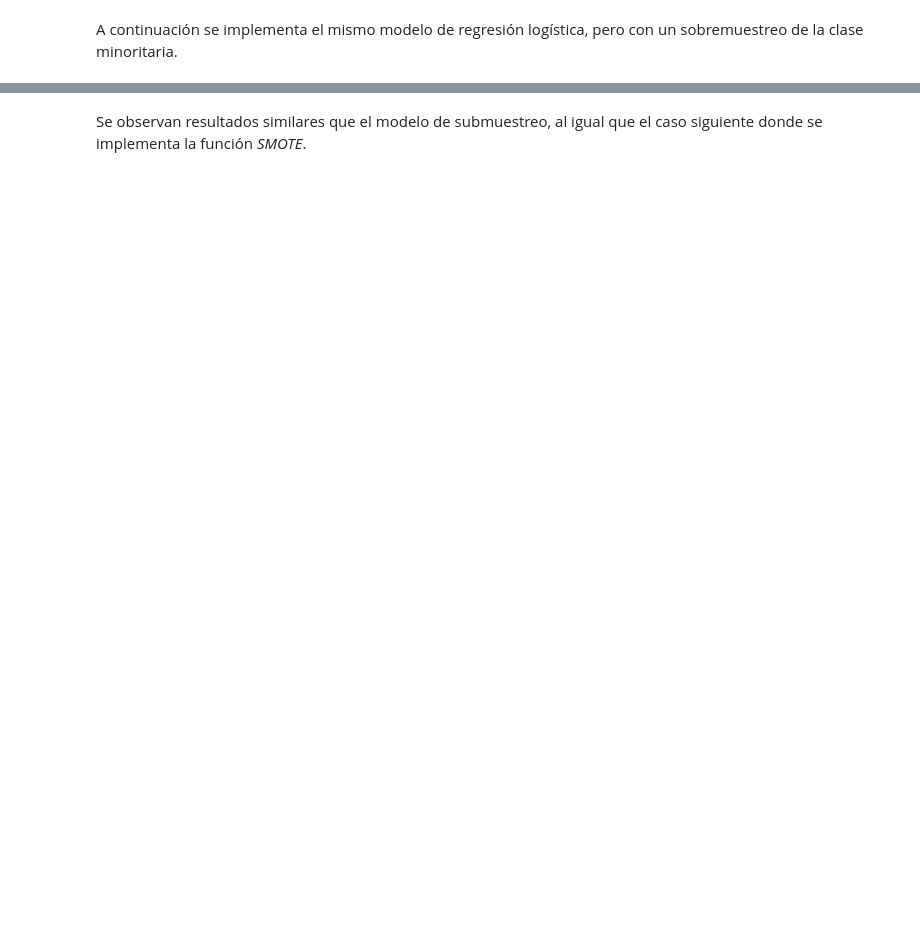
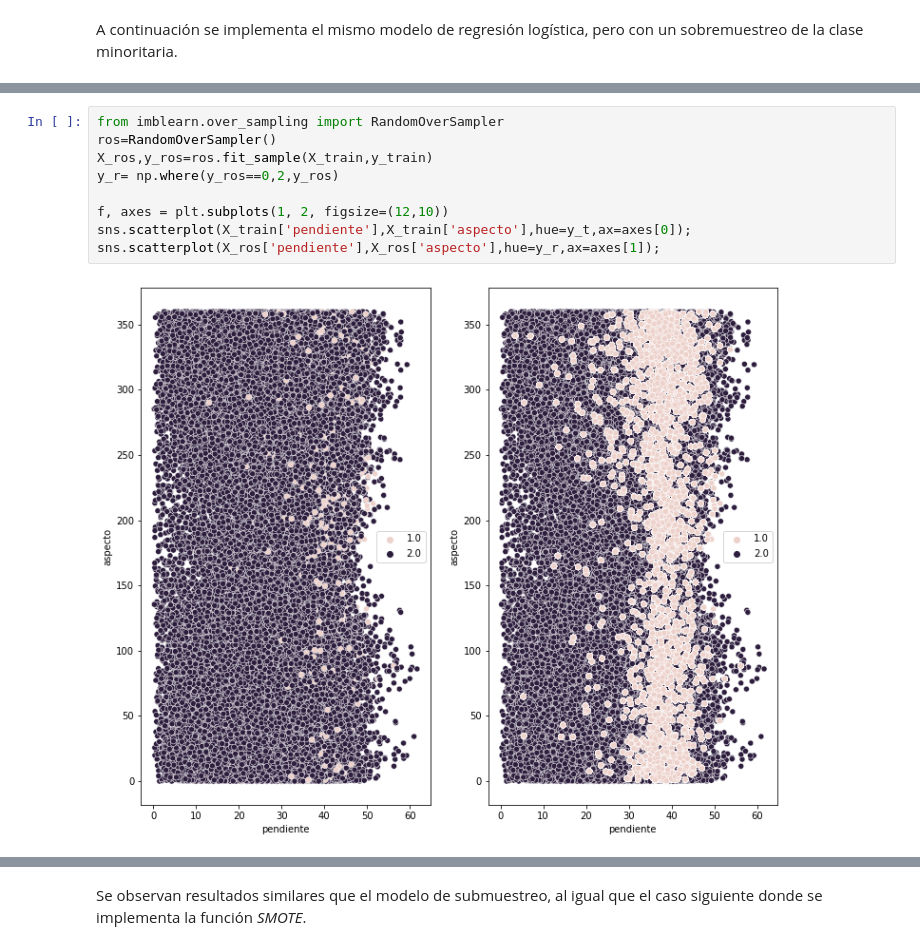
Before and after one commit to edieraristizabal/MachineLearning, a Jupyter notebook: NOTEBOOKS/07_Desbalance.ipynb, the cells around one changed output, grey strips where cells are left out. Drawn from its saved outputs; the diff is of its cells as text; blank space fills up the shorter version.

```diff
--- a/NOTEBOOKS/07_Desbalance.ipynb
+++ b/NOTEBOOKS/07_Desbalance.ipynb
@@ -184,0 +176,11 @@ plt.show()
+# %%
+from imblearn.over_sampling import RandomOverSampler
+ros=RandomOverSampler()
+X_ros,y_ros=ros.fit_sample(X_train,y_train)
+y_r= np.where(y_ros==0,2,y_ros)
+
+f, axes = plt.subplots(1, 2, figsize=(12,10))
+sns.scatterplot(X_train['pendiente'],X_train['aspecto'],hue=y_t,ax=axes[0]);
+sns.scatterplot(X_ros['pendiente'],X_ros['aspecto'],hue=y_r,ax=axes[1]);
+# %% [output]
+[figure, added]
```
Also changed, not shown: parts of 23 cells of this notebook, 23 other files.
